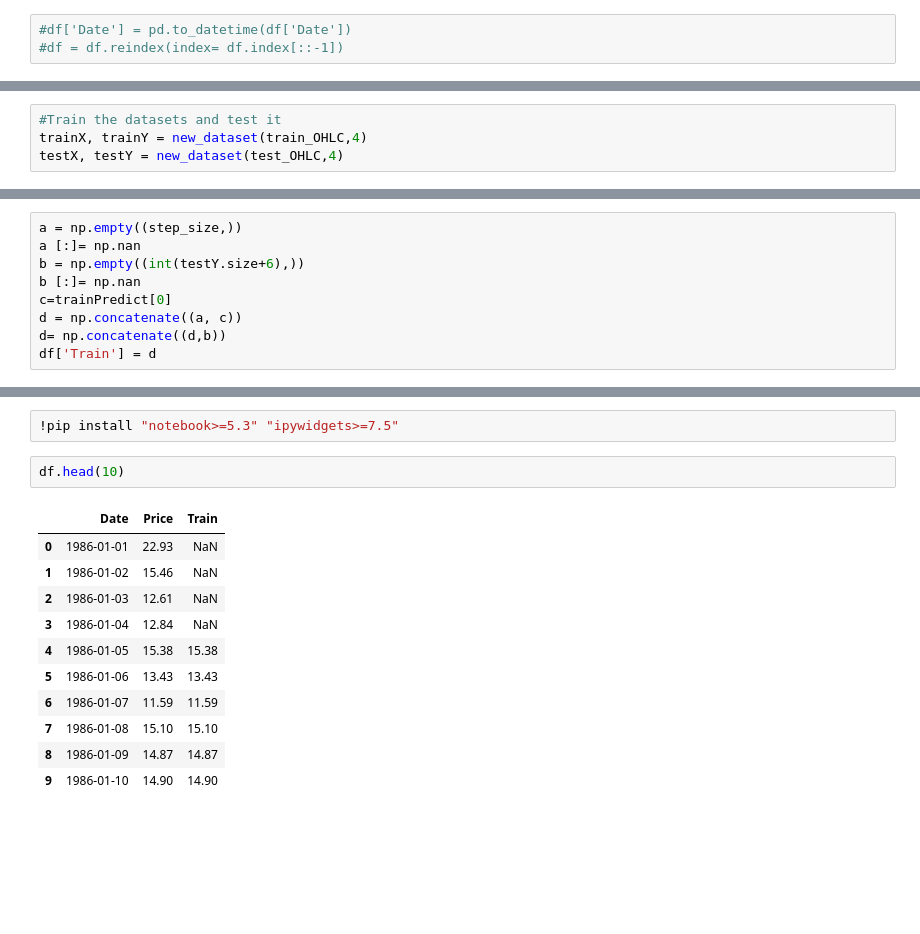
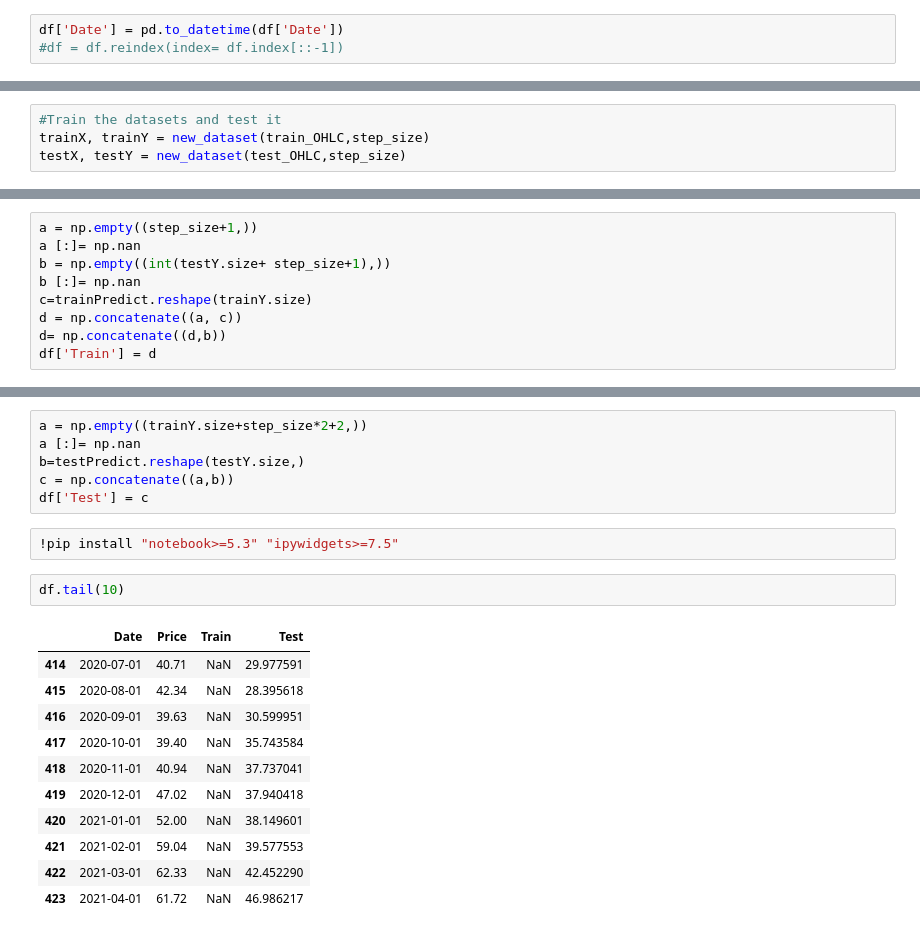
Before and after one commit to CarsonHhs/InventoryManagement, a Jupyter notebook: OilPrice.ipynb, the cells around one changed output, grey strips where cells are left out. Saved outputs shown, nothing was run; the diff lists cells and outputs as text; blank space fills up the shorter version.

```diff
--- a/OilPrice.ipynb
+++ b/OilPrice.ipynb
@@ -19,7 +19,7 @@ df = pd.read_csv('/content/drive/MyDrive/Colab/Price.csv',parse_dates= ['Date'],
 #df =df.resample('m').sum()
 #df.reset_index(inplace=True)
 # %%
-#df['Date'] = pd.to_datetime(df['Date'])
+df['Date'] = pd.to_datetime(df['Date'])
 #df = df.reindex(index= df.index[::-1])
 # %%
 #zaman = np.arange(1, len(df) + 1, 1)
@@ -48,7 +56,7 @@ def new_dataset(dataset, step_size):
 # %%
 #Train the datasets and test it
-trainX, trainY = new_dataset(train_OHLC,4)
-testX, testY = new_dataset(test_OHLC,4)
+trainX, trainY = new_dataset(train_OHLC,step_size)
+testX, testY = new_dataset(test_OHLC,step_size)
 # %%
 trainX = np.reshape(trainX, (trainX.shape[0],1,trainX.shape[1]))
 testX = np.reshape(testX, (testX.shape[0],1,testX.shape[1]))
@@ -106,9 +108,9 @@ array([17.996288], dtype=float32)
 # %%
-a = np.empty((step_size,))
+a = np.empty((step_size+1,))
 a [:]= np.nan
-b = np.empty((int(testY.size+6),))
+b = np.empty((int(testY.size+ step_size+1),))
 b [:]= np.nan
-c=trainPredict[0]
+c=trainPredict.reshape(trainY.size)
 d = np.concatenate((a, c))
 d= np.concatenate((d,b))
 df['Train'] = d
@@ -117,19 +117,25 @@ ValueError: ignored
+# %%
+a = np.empty((trainY.size+step_size*2+2,))
+a [:]= np.nan
+b=testPredict.reshape(testY.size,)
+c = np.concatenate((a,b))
+df['Test'] = c
 # %%
 !pip install "notebook>=5.3" "ipywidgets>=7.5"
 # %%
-df.head(10)
+df.tail(10)
 # %% [output]
-|  | Date | Price | Train |
-| 0 | 1986-01-01 | 22.93 | NaN |
-| 1 | 1986-01-02 | 15.46 | NaN |
-| 2 | 1986-01-03 | 12.61 | NaN |
-| 3 | 1986-01-04 | 12.84 | NaN |
-| 4 | 1986-01-05 | 15.38 | 15.38 |
-| 5 | 1986-01-06 | 13.43 | 13.43 |
-| 6 | 1986-01-07 | 11.59 | 11.59 |
-| 7 | 1986-01-08 | 15.10 | 15.10 |
-| 8 | 1986-01-09 | 14.87 | 14.87 |
-| 9 | 1986-01-10 | 14.90 | 14.90 |
+|  | Date | Price | Train | Test |
+| 414 | 2020-07-01 | 40.71 | NaN | 29.977591 |
+| 415 | 2020-08-01 | 42.34 | NaN | 28.395618 |
+| 416 | 2020-09-01 | 39.63 | NaN | 30.599951 |
+| 417 | 2020-10-01 | 39.40 | NaN | 35.743584 |
+| 418 | 2020-11-01 | 40.94 | NaN | 37.737041 |
+| 419 | 2020-12-01 | 47.02 | NaN | 37.940418 |
+| 420 | 2021-01-01 | 52.00 | NaN | 38.149601 |
+| 421 | 2021-02-01 | 59.04 | NaN | 39.577553 |
+| 422 | 2021-03-01 | 62.33 | NaN | 42.452290 |
+| 423 | 2021-04-01 | 61.72 | NaN | 46.986217 |
 # %%
 import plotly.graph_objects as go
 
```
Also changed, not shown: parts of 12 cells of this notebook.
